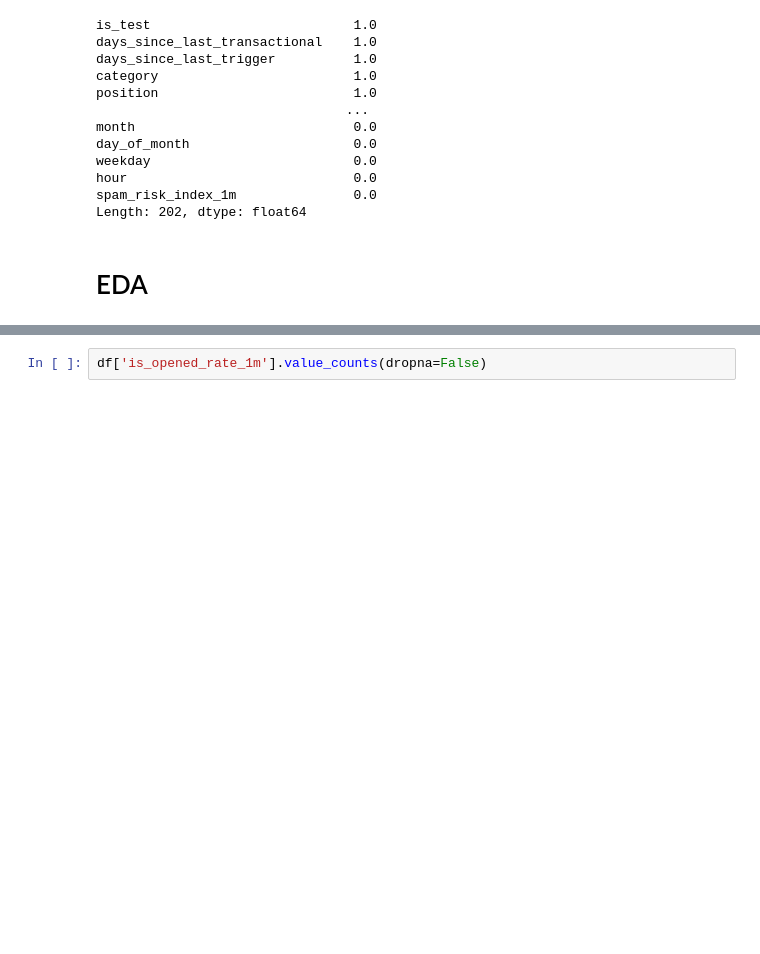
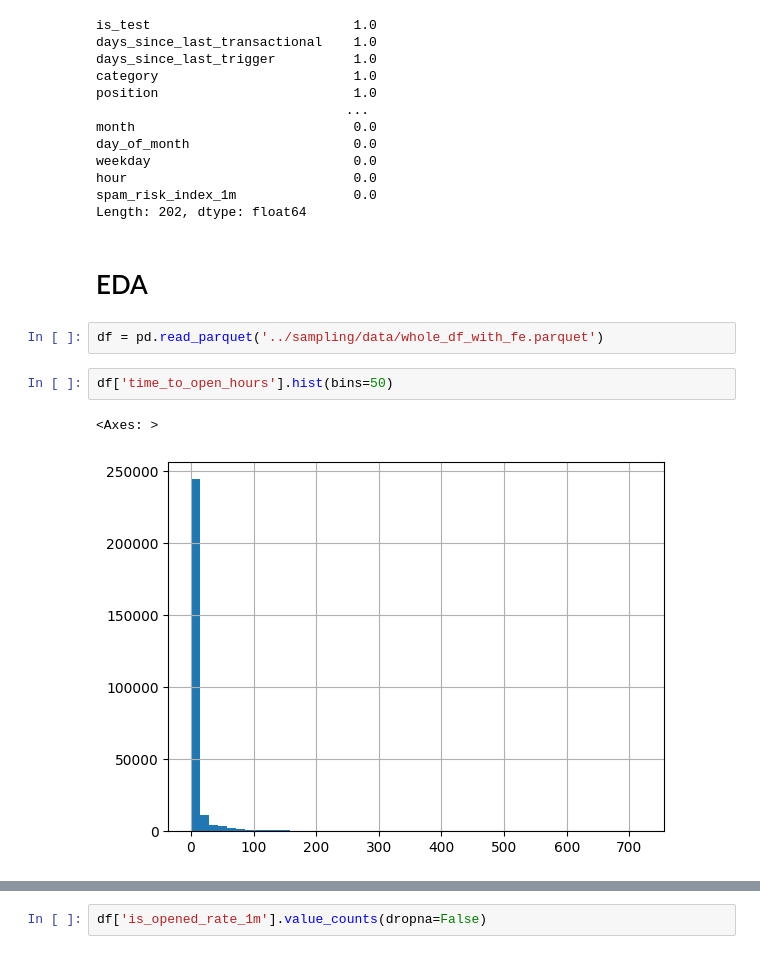
Before and after one commit to NikolozDarsalia/message-campaign-engagement-analysis, a Jupyter notebook: nd_notebooks/EDA_feature_engineering.ipynb, the cells around one changed output, grey strips where cells are left out. Saved outputs shown, nothing was run; the diff lists cells and outputs as text; blank space fills up the shorter version.

```diff
--- a/nd_notebooks/EDA_feature_engineering.ipynb
+++ b/nd_notebooks/EDA_feature_engineering.ipynb
@@ -145,3 +189,10 @@ spam_risk_index_1m               0.0
 Length: 202, dtype: float64
 # %% [markdown]
 # EDA
+# %%
+df = pd.read_parquet('../sampling/data/whole_df_with_fe.parquet')
+# %%
+df['time_to_open_hours'].hist(bins=50)
+# %% [output]
+<Axes: >
+[figure, added]
```
Also changed, not shown: parts of 12 cells of this notebook.
